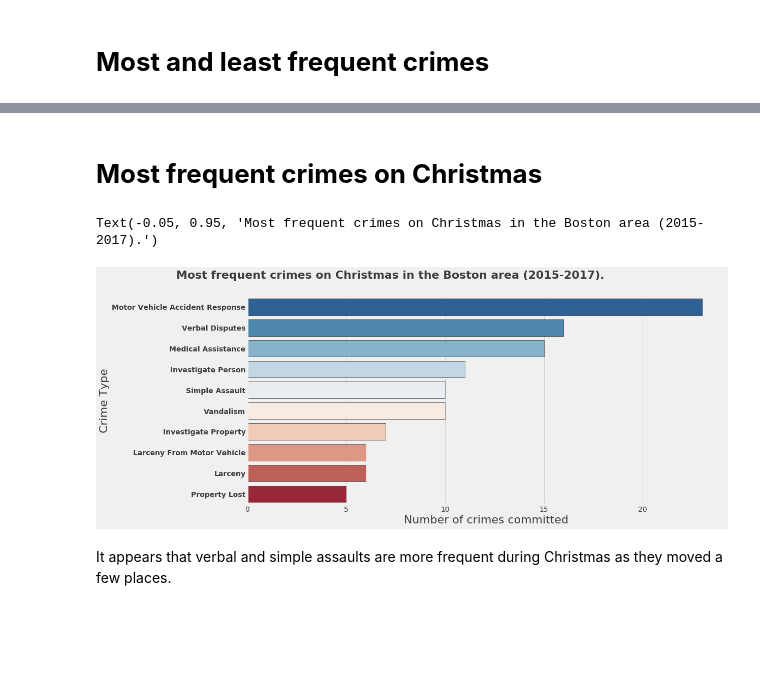
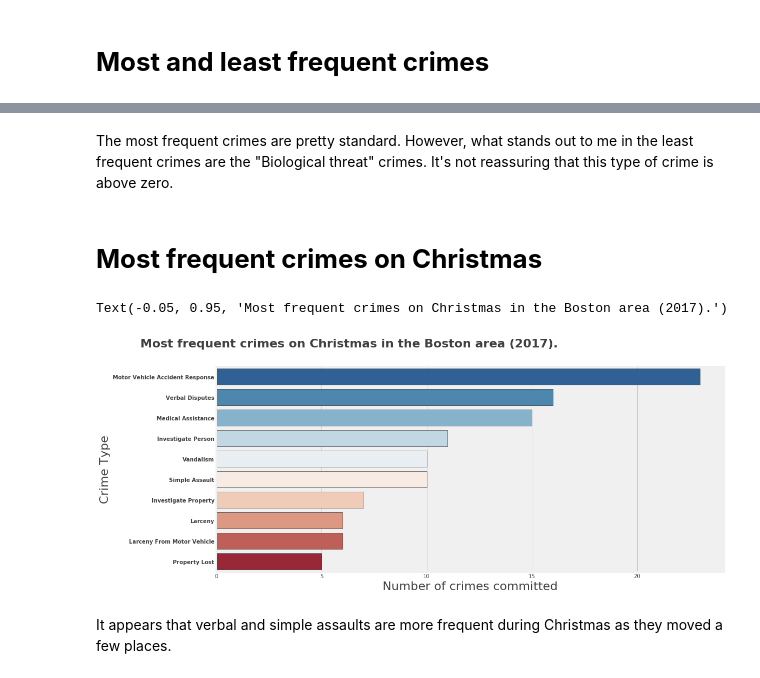
Before and after one commit to omglu93/boston_crime_EDA, a Jupyter notebook: boston-crime-eda-1-3.ipynb, the cells around one changed output, grey strips where cells are left out. Drawn from its saved outputs; the diff is of its cells as text; code cells hidden in the pictures; blank space fills up the shorter version.

```diff
--- a/boston-crime-eda-1-3.ipynb
+++ b/boston-crime-eda-1-3.ipynb
@@ -313,3 +312,5 @@ Text(-0.05, 0.95, 'Least frequent crimes in the Boston area (2015-2017).')
+# %% [markdown]
+The most frequent crimes are pretty standard. However, what stands out to me in the least frequent crimes are the "Biological threat" crimes. It's not reassuring that this type of crime is above zero.
 # %% [markdown]
 # **Most frequent crimes on Christmas**
 # %%
@@ -318,20 +319,20 @@ christmas_crime = christmas_crime[christmas_crime["OCCURRED_ON_DATE"] < "2017-12
 # %%
 ax,fig = plt.subplots(figsize=(15,7))
 
 #Plot
 sns.countplot(y = christmas_crime["OFFENSE_CODE_GROUP"],order=christmas_crime["OFFENSE_CODE_GROUP"].value_counts()[:10].index, palette="RdBu_r",edgecolor="black")
 
 plt.ylabel("Crime Type", fontsize=22, alpha=.75)
 plt.xlabel("Number of crimes committed", fontsize=22, alpha=.75)
 
 plt.yticks(alpha=0.75,weight="bold")
 plt.xticks(alpha=0.75)
 
 #Title
-ax.text(x=-0.05,y=0.95,s="Most frequent crimes on Christmas in the Boston area (2015-2017).",weight="bold",alpha=0.75, fontsize=22)
+ax.text(x=-0.05,y=0.95,s="Most frequent crimes on Christmas in the Boston area (2017).",weight="bold",alpha=0.75, fontsize=22)
 # %% [output]
-Text(-0.05, 0.95, 'Most frequent crimes on Christmas in the Boston area (2015-2017).')
+Text(-0.05, 0.95, 'Most frequent crimes on Christmas in the Boston area (2017).')
-[figure, old version]
+[figure, new version]
 # %% [markdown]
 It appears that verbal and simple assaults are more frequent during Christmas as they moved a few places.
 # %%
```
Also changed, not shown: parts of 39 cells of this notebook.
